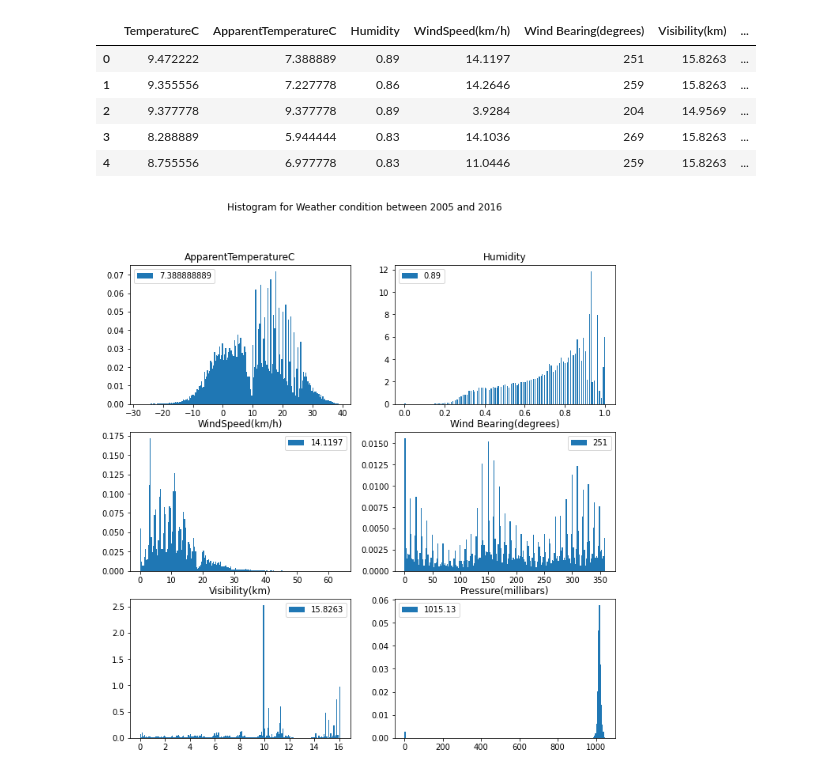
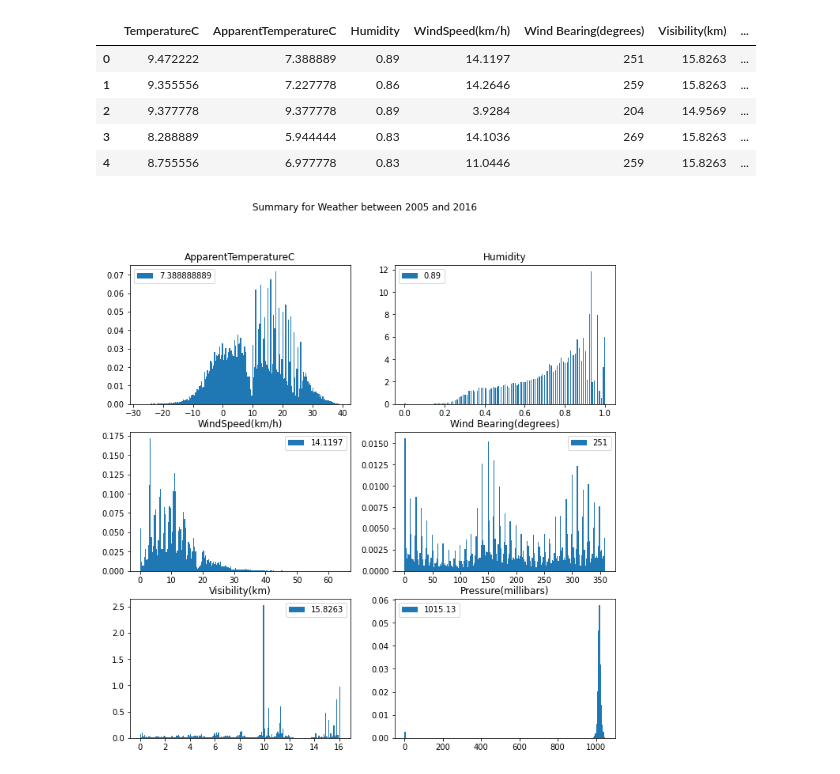
Before and after one commit to ss22afk/ASD_Assignment, a Jupyter notebook: asd_Assignment.ipynb, the cells around one changed output. Cells and saved outputs as stored; diff of their text form; code cells hidden in the pictures.

Commit message:
Change Title of histogram graph

```diff
--- a/asd_Assignment.ipynb
+++ b/asd_Assignment.ipynb
@@ -242,22 +238,22 @@ df_wehter_Data_hist.head()
 # %%
 # Ploting a histogram
 fig = plt.figure(figsize=(11,11))
 
 #Create a column list to plot name and title for histogram
 column_list = list(df_wehter_Data_hist.iloc[:0])
 length = len(column_list)
 i = 1
 
 # Loop to plot subplot for sepcific column
 while i < length:
     plt.subplot(3,2,i)
     plt.hist(df_wehter_Data_hist[column_list[i]], density=True, bins=200, label=df_wehter_Data_hist[column_list[i]])
     plt.title(column_list[i])
     plt.legend()
     i+=1
 
-plt.suptitle('Histogram for Weather condition between 2005 and 2016')
+plt.suptitle('Summary for Weather between 2005 and 2016')
 plt.savefig('4_Histogram_weather.jpg')
 plt.show()
 # %% [output]
-[figure, old version]
+[figure, new version]
```
Also changed, not shown: parts of 1 cell of this notebook, 1 other file.
